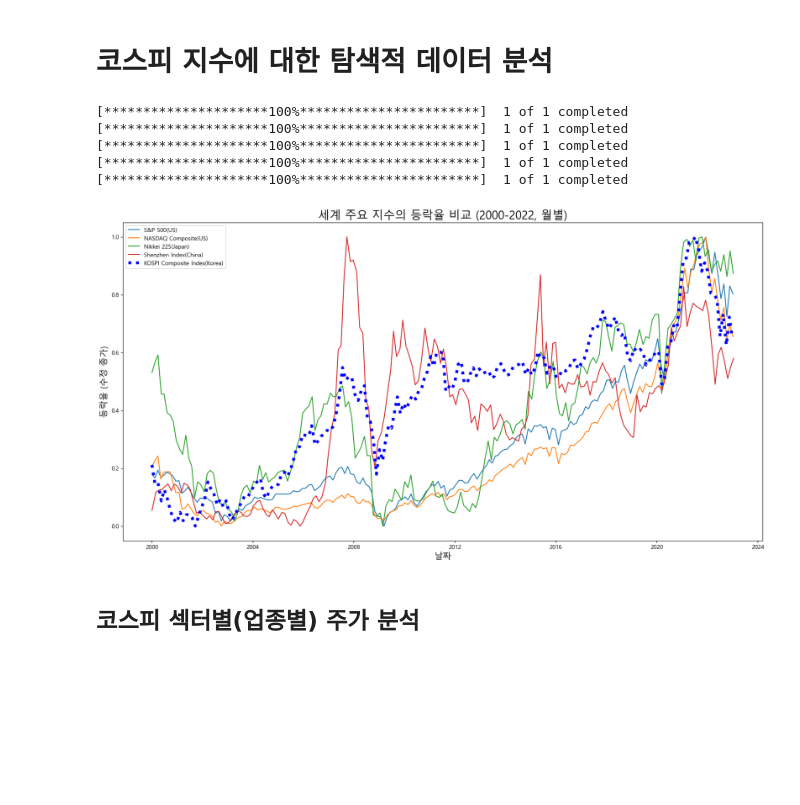
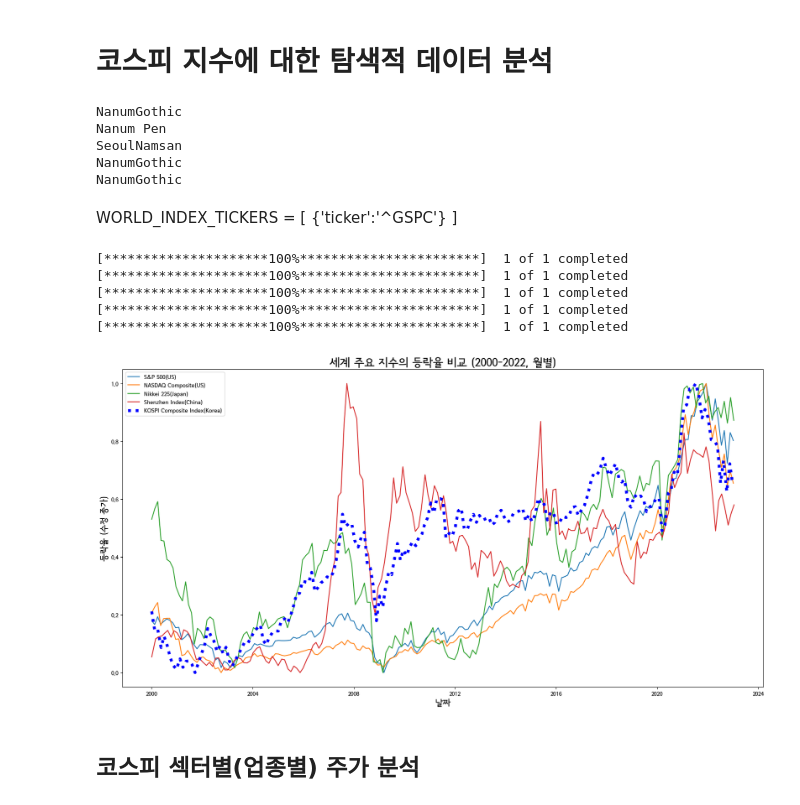
Before and after one commit to Atopiano/pythonbasic, a Jupyter notebook: project/02mini_pro_#1.ipynb, the cells around one changed output. Drawn from its saved outputs; the diff is of its cells as text; code cells hidden in the pictures; blank space fills up the shorter version.

```diff
--- a/project/02mini_pro_#1.ipynb
+++ b/project/02mini_pro_#1.ipynb
@@ -26,9 +27,21 @@ import yfinance as yfin
 # Configurations
 import warnings
 yfin.pdr_override()
+# %%
+# Add every font at the specified location
+font_dir = ['C:/python/fonts']
+for font in font_manager.findSystemFonts(fontpaths=font_dir):
+    print(mpl.font_manager.FontProperties(fname=font).get_name())
+    font_manager.fontManager.addfont(font)
+# Set font family globally
+mpl.rcParams['font.family'] = 'SeoulNamsan'
+# %% [output]
+NanumGothic
+Nanum Pen
+SeoulNamsan
+NanumGothic
+NanumGothic
 # %%
-plt.rcParams['font.family'] = 'Malgun Gothic' # 한글 폰트 설정 (맑은 고딕체)
-plt.rcParams['axes.unicode_minus'] = False    # 마이너스 깨짐 방지
 warnings.filterwarnings('ignore')             # 경고 무시
 # Date Strings
 YESTERDAY             = datetime.strftime(datetime.now(timezone('Asia/Seoul')) - timedelta(1)  , "%Y-%m-%d") # Yesterday (Format:"YYYYMMDD")
@@ -37,41 +50,5 @@ TODAY                 = datetime.strftime(datetime.now(timezone('Asia/Seoul'))
 TOMORROW              = datetime.strftime(datetime.now(timezone('Asia/Seoul')) + timedelta(1)  , "%Y-%m-%d") # Yesterday (Format:"YYYYMMDD")
 LAST_YEAR             = datetime.strftime(datetime.now(timezone('Asia/Seoul')) - timedelta(365), "%Y")     # Last year (Format:"YYYY")
 CURRENT_YEAR          = datetime.strftime(datetime.now(timezone('Asia/Seoul'))                 , "%Y")     # Current year (Format:"YYYY")
-# Tickers of World Indexes
-WORLD_INDEX_TICKERS = [ {'ticker':'^GSPC',     'nation':'US',          'name':'S&P 500'},
-                       # {'ticker':'^DJI',      'nation':'US',          'name':'Dow Jones Industrial Average'},
-                        {'ticker':'^IXIC',     'nation':'US',          'name':'NASDAQ Composite'},
-                        # {'ticker':'^NYA',      'nation':'US',          'name':'NYSE COMPOSITE (DJ)'},
-                        # {'ticker':'^XAX',      'nation':'US',          'name':'NYSE AMEX COMPOSITE INDEX'},
-                        # {'ticker':'^BUK100P',  'nation':'UK',          'name':'Cboe UK 100'},
-                        # {'ticker':'^RUT',      'nation':'US',          'name':'Russell 2000'},
-                        # {'ticker':'^VIX',      'nation':'US',          'name':'Vix'},
-                        #{'ticker':'^FTSE',    'nation':'UK',          'name':'FTSE 100'},
-                        #{'ticker':'^GDAXI',    'nation':'Germany',     'name':'DAX PERFORMANCE-INDEX'},
-                        #{'ticker':'^FCHI',     'nation':'France',      'name':'CAC 40'},
-                        # {'ticker':'^STOXX50E', 'nation':'Europe',      'name':'ESTX 50 PR.EUR'},
-                        # {'ticker':'^N100',     'nation':'France',      'name':'Euronext 100 Index'},
-                        # {'ticker':'^BFX',      'nation':'Belgium',     'name':'BEL 20'},
-                        # {'ticker':'IMOEX.ME',  'nation':'Russia',      'name':'MOEX Russia Index'},
-                        {'ticker':'^N225',     'nation':'Japan',       'name':'Nikkei 225'},
-                        # {'ticker':'^HSI',      'nation':'Taiwan',      'name':'HANG SENG INDEX'},
-                        # {'ticker':'000001.SS', 'nation':'China',       'name':'SSE Composite Index'},
-                        {'ticker':'399001.SZ', 'nation':'China',       'name':'Shenzhen Index'},
-                        # {'ticker':'\^STI',     'nation':'Singapore',   'name':'STI Index'},
-                        # {'ticker':'^AXJO',     'nation':'Australia',   'name':'S&P/ASX 200'},
-                        # {'ticker':'^AORD',     'nation':'Australia',   'name':'ALL ORDINARIES'},
-                        # {'ticker':'^BSESN',    'nation':'India',       'name':'S&P BSE SENSEX'},
-                        # {'ticker':'^JKSE',     'nation':'Indonesia',   'name':'Jakarta Composite Index'},
-                        # {'ticker':'\^KLSE',    'nation':'Malaysia',    'name':'FTSE Bursa Malaysia KLCI'},
-                        # {'ticker':'^NZ50',     'nation':'New Zealand', 'name':'S&P/NZX 50 INDEX GROSS'},
-                        {'ticker':'^KS11',     'nation':'Korea',       'name':'KOSPI Composite Index'},
-                        # {'ticker':'^TWII',     'nation':'Taiwan',      'name':'TSEC weighted index'},
-                        # {'ticker':'^GSPTSE',   'nation':'Canada',      'name':'S&P/TSX Composite index'},
-                        # {'ticker':'^BVSP',     'nation':'Brazil',      'name':'IBOVESPA'},
-                        # {'ticker':'^MXX',      'nation':'Mexico',      'name':'IPC MEXICO'},
-                        # {'ticker':'^IPSA',     'nation':'Chile',       'name':'S&P/CLX IPSA'},
-                        # {'ticker':'^MERV',     'nation':'Argentina',   'name':'MERVAL'},
-                        # {'ticker':'^TA125.TA', 'nation':'Israel',      'name':'TA-125'},
-                        # {'ticker':'^CASE30',   'nation':'Egypt',       'name':'EGX 30 Price Return Index'},
-                        # {'ticker':'^JN0U.JO',  'nation':'Republic of South Africa', 'name':'Top 40 USD Net TRI Index'},
-]
+# %% [markdown]
+WORLD_INDEX_TICKERS = [ {'ticker':'^GSPC'} ]
@@ -323,39 +87,38 @@ def get_mdd_200(df_stock):
 # %%
-plt.rcParams['font.family'] = 'Malgun Gothic' # 한글 폰트 설정 (맑은 고딕체)
 fig = plt.figure( figsize=(20, 10)) # 그래프 크기 조절
 for index in WORLD_INDEX_TICKERS:
     index_df    = get_world_index(index['ticker'])[['Close']][::30]
     index_df[:] = get_normalization(index_df)
     if index['ticker'] == '^KS11':
         ax1 = sns.lineplot(
             data      = index_df,
             x         = 'Date',
             y         = 'Close',
             label     = index['name'] + f"({index['nation']})",
             color     = 'blue',
             linewidth = 5,
             linestyle = ':'
         )
     else:
         ax1 = sns.lineplot(
             data    = index_df,
             x       = 'Date',
             y       = 'Close',
             label   = index['name'] + f"({index['nation']})",
         )
 plt.title('세계 주요 지수의 등락율 비교 (2000-2022, 월별)', fontsize=20)
 plt.ylabel('등락율 (수정 종가)', fontsize=15)
 plt.xlabel('날짜', fontsize=15)
 plt.legend(loc = 'upper left')
 sns.set_theme(style='whitegrid')
 plt.show()
 # %% [output]
 [*********************100%***********************]  1 of 1 completed
 [*********************100%***********************]  1 of 1 completed
 [*********************100%***********************]  1 of 1 completed
 [*********************100%***********************]  1 of 1 completed
 [*********************100%***********************]  1 of 1 completed
-[figure, old version]
+[figure, new version]
 # %% [markdown]
 ## 코스피 섹터별(업종별) 주가 분석
 # %%
```
Also changed, not shown: parts of 9 cells of this notebook, 2 other files.
